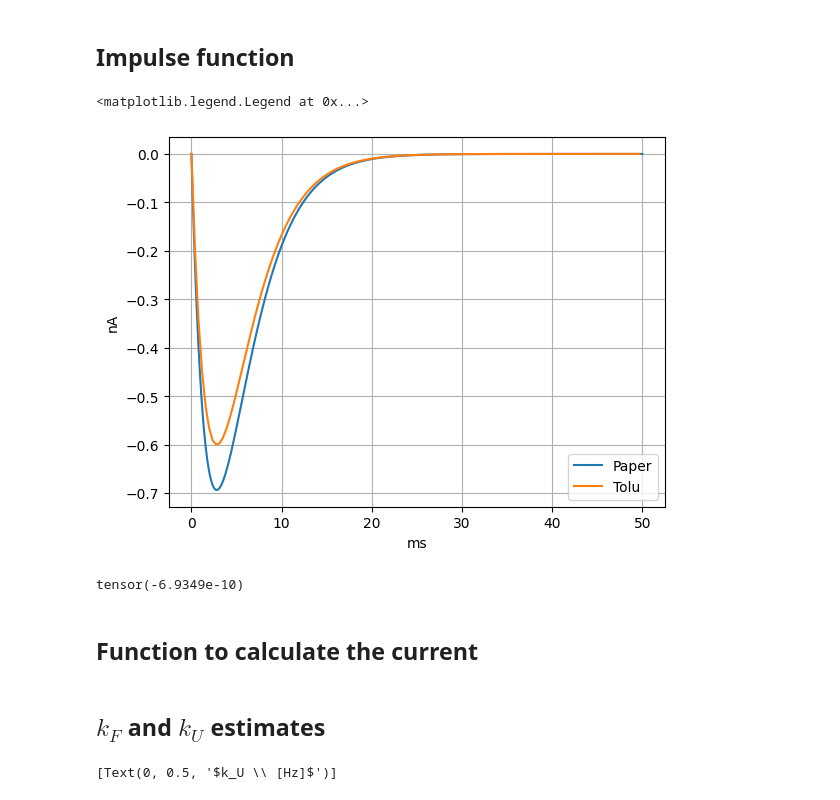
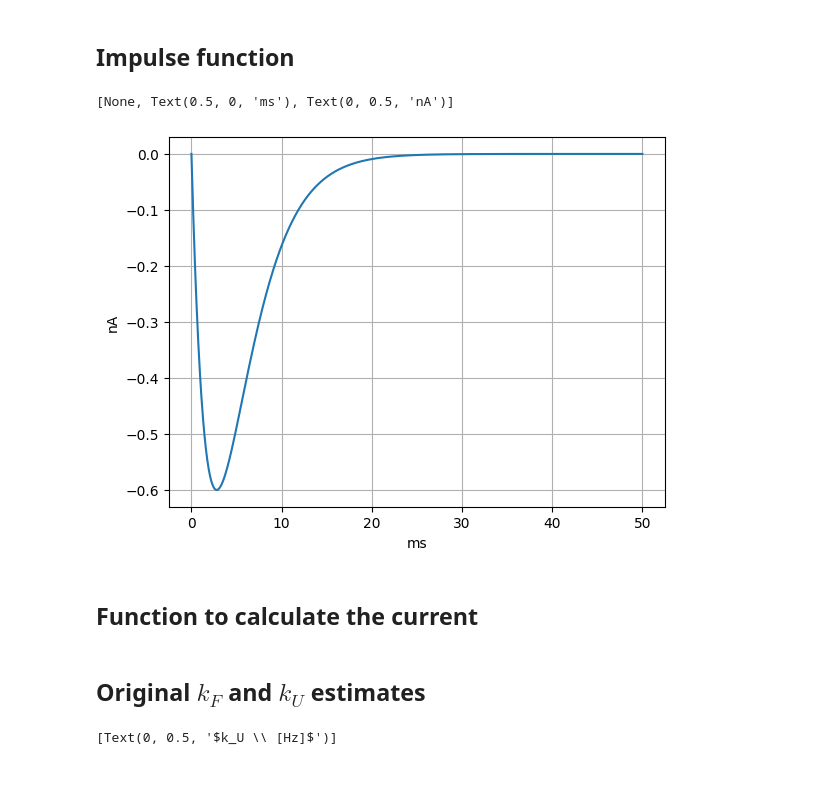
Before and after one commit to ThGaskin/NeuralABM, a Jupyter notebook: Notebooks/Rection_model.ipynb, the cells around one changed output. Drawn from its saved outputs; the diff is of its cells as text; code cells hidden in the pictures.

```diff
--- a/Notebooks/Rection_model.ipynb
+++ b/Notebooks/Rection_model.ipynb
@@ -55,7 +55,7 @@ A = torch.cat([
 
 # General parameters for model functions. All parameters are given in s, Hz, and Ampere
 GENERAL_PARAMS = {
-    "impulse_function": dict(A = 6.229e-6, B = 2.7e-9, t0 = 0, tau_r = 10.6928, tau_df = 1.5e-3, tau_ds = 2.8e-3),
+    "impulse_function": dict(A = -6.229e-6, B = 2.7e-9, t0 = 0.0, tau_r = 10.6928, tau_df = 1.5e-3, tau_ds = 2.8e-3),
     "k_F": dict(m0 = 1, sigma = 1.25e-4, f_s = 60, A = A),
     "k_U": dict(k_min = 2.0e-8, k_max = 60, m3 = 3.3e4, m4 = 1.4e-3)
 }
@@ -116,8 +130,7 @@ def solve_ODE(*, parameters: Union[dict, torch.Tensor],
 # %% [markdown]
 ## Impulse function
 # %%
-# Impulse function (eq. A1), in seconds
+# Impulse function (eq. A1), in seconds, used to calculate the current
 def impulse_function(_t, *, A, B, t0, tau_r, tau_df, tau_ds, **__) -> torch.Tensor:
     _t = -(_t - t0)
-    res = -torch.relu(A * (1 - torch.exp(_t / tau_r)) * (B * torch.exp(_t / tau_df) + (1-B) * torch.exp(_t / tau_ds)))
-    return res
+    return A * (1 - torch.exp(_t / tau_r)) * (B * torch.exp(_t / tau_df) + (1-B) * torch.exp(_t / tau_ds))
@@ -141,19 +137,12 @@ def mEPSC_fun(*, dt, T):
 # %%
 # Plot the impulse function
 fig, ax = plt.subplots()
-ax.plot(torch.linspace(0, 50, 1000), impulse_function(torch.linspace(0, 0.05, 1000), **GENERAL_PARAMS['impulse_function']) * 10**9, label="Paper")
-t_new, mepsc = mEPSC_fun(dt=0.0003912137379126375, T=0.05)
-ax.plot(t_new*1e3, 10**9*mepsc, label="Tolu")
+ax.plot(torch.linspace(0, 50, 1000), impulse_function(torch.linspace(0, 0.05, 1000), **GENERAL_PARAMS['impulse_function']) * 10**9)
 ax.grid()
 ax.set(xscale='linear', xlabel='ms', ylabel='nA')
-ax.legend()
 # %% [output]
-<matplotlib.legend.Legend at 0x...>
+[None, Text(0.5, 0, 'ms'), Text(0, 0.5, 'nA')]
-[figure, old version]
+[figure, new version]
-# %%
-impulse_function(torch.linspace(0, 0.05, 1000), **GENERAL_PARAMS['impulse_function']).min()
-# %% [output]
-tensor(-6.9349e-10)
 # %% [markdown]
 ## Function to calculate the current
 # %%
@@ -164,5 +164,5 @@ def calculate_current(*, R, k_F, g, N, dt, **__):
     return convolve(k_F * R, N*g, mode='full')[:len(R)] * dt
 # %% [markdown]
-## $k_F$ and $k_U$ estimates
+## Original $k_F$ and $k_U$ estimates
 # %%
 # K function (eqs. 11-13 in the paper)
```
Also changed, not shown: parts of 30 cells of this notebook.
